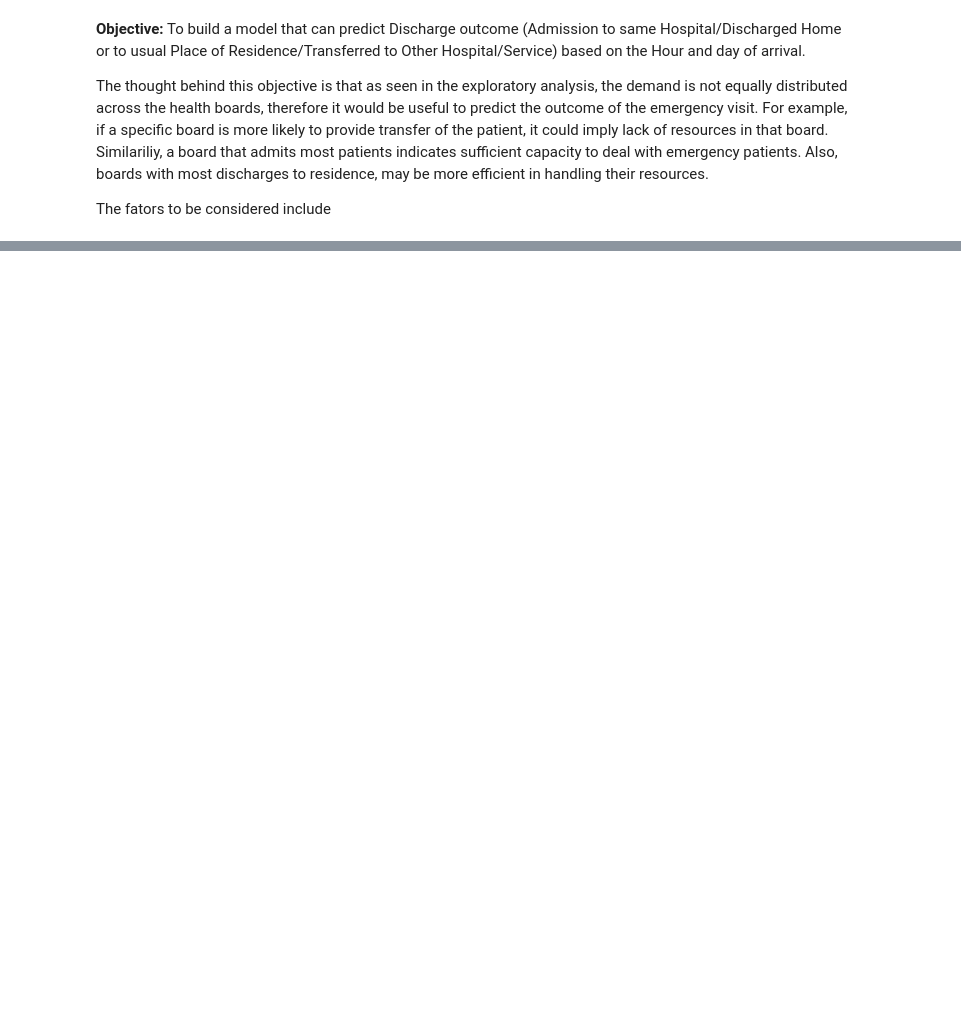
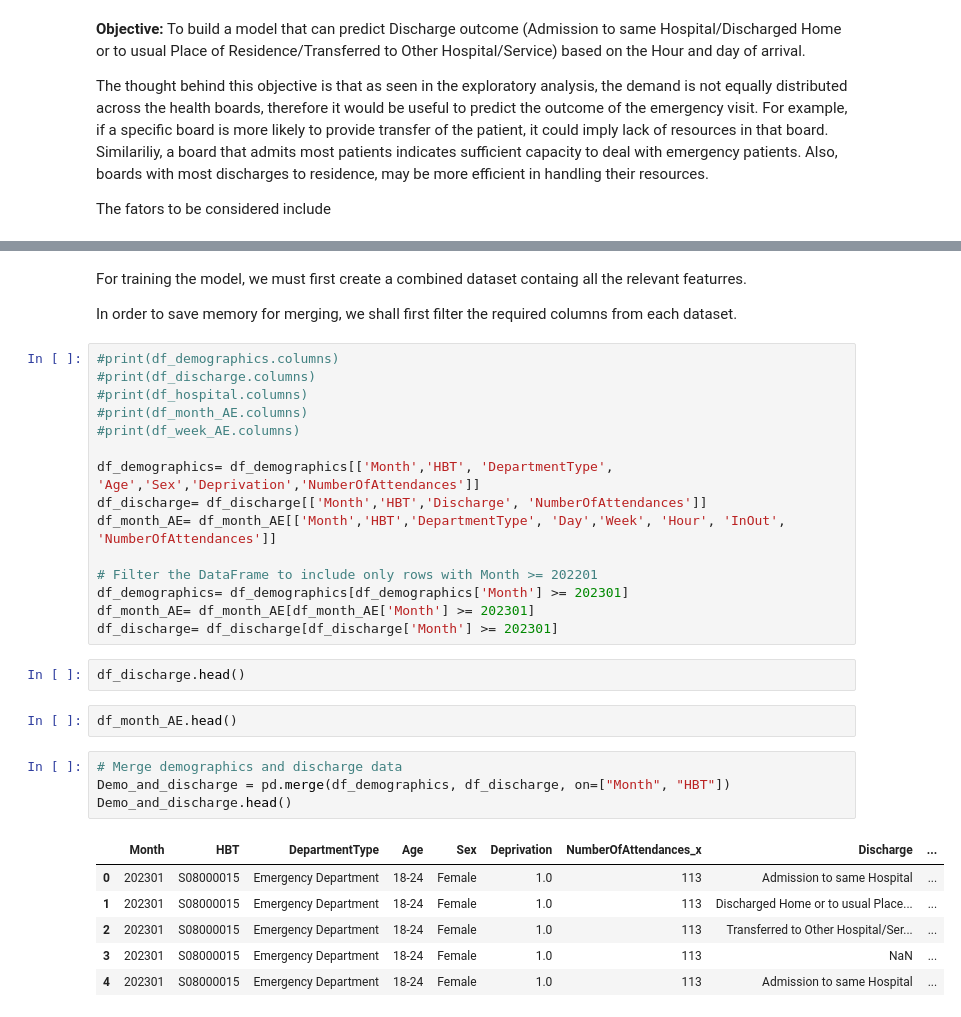
Before and after one commit to shivigupta0106/Public-Health-Scotland, a Jupyter notebook: Predictive Models.ipynb, the cells around one changed output, grey strips where cells are left out. Saved outputs shown, nothing was run; the diff lists cells and outputs as text; blank space fills up the shorter version.

Commit message:
pred Models

```diff
--- a/Predictive Models.ipynb
+++ b/Predictive Models.ipynb
@@ -108,0 +78,34 @@ The fators to be considered include
+# %% [markdown]
+For training the model, we must first create a combined dataset containg all the relevant featurres.
+
+In order to save memory for merging, we shall first filter the required columns from each dataset.
+# %%
+#print(df_demographics.columns)
+#print(df_discharge.columns)
+#print(df_hospital.columns)
+#print(df_month_AE.columns)
+#print(df_week_AE.columns)
+
+df_demographics= df_demographics[['Month','HBT', 'DepartmentType', 'Age','Sex','Deprivation','NumberOfAttendances']]
+df_discharge= df_discharge[['Month','HBT','Discharge', 'NumberOfAttendances']]
+df_month_AE= df_month_AE[['Month','HBT','DepartmentType', 'Day','Week', 'Hour', 'InOut', 'NumberOfAttendances']]
+
+# Filter the DataFrame to include only rows with Month >= 202201
+df_demographics= df_demographics[df_demographics['Month'] >= 202301]
+df_month_AE= df_month_AE[df_month_AE['Month'] >= 202301]
+df_discharge= df_discharge[df_discharge['Month'] >= 202301]
+# %%
+df_discharge.head()
+# %%
+df_month_AE.head()
+# %%
+# Merge demographics and discharge data
+Demo_and_discharge = pd.merge(df_demographics, df_discharge, on=["Month", "HBT"])
+Demo_and_discharge.head()
+# %% [output]
+|  | Month | HBT | DepartmentType | Age | Sex | Deprivation | NumberOfAttendances_x | Discharge | ... |
+| 0 | 202301 | S08000015 | Emergency Department | 18-24 | Female | 1.0 | 113 | Admission to same Hospital | ... |
+| 1 | 202301 | S08000015 | Emergency Department | 18-24 | Female | 1.0 | 113 | Discharged Home or to usual Place... | ... |
+| 2 | 202301 | S08000015 | Emergency Department | 18-24 | Female | 1.0 | 113 | Transferred to Other Hospital/Ser... | ... |
+| 3 | 202301 | S08000015 | Emergency Department | 18-24 | Female | 1.0 | 113 | NaN | ... |
+| 4 | 202301 | S08000015 | Emergency Department | 18-24 | Female | 1.0 | 113 | Admission to same Hospital | ... |
```
Also changed, not shown: parts of 27 cells of this notebook.
